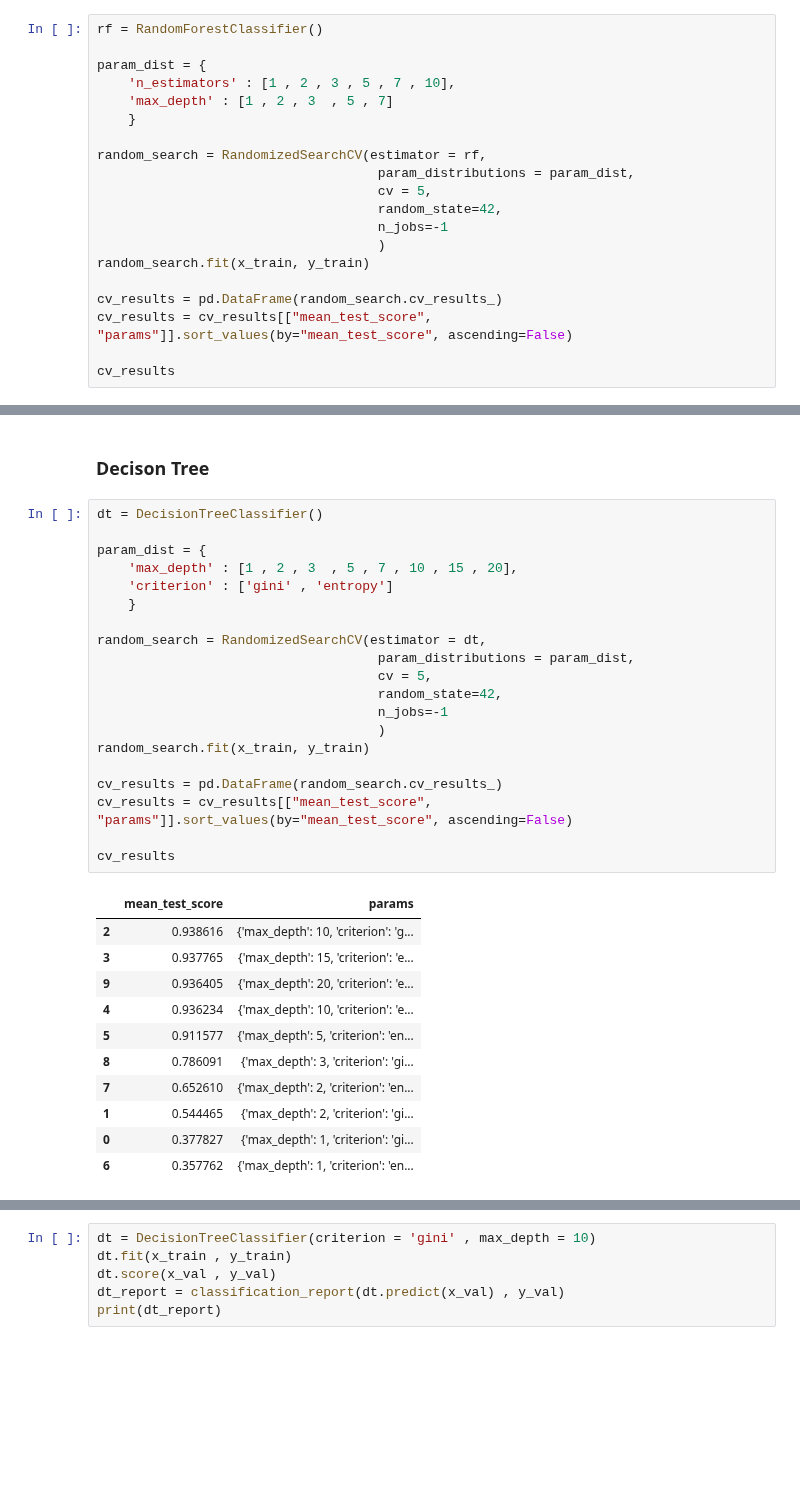
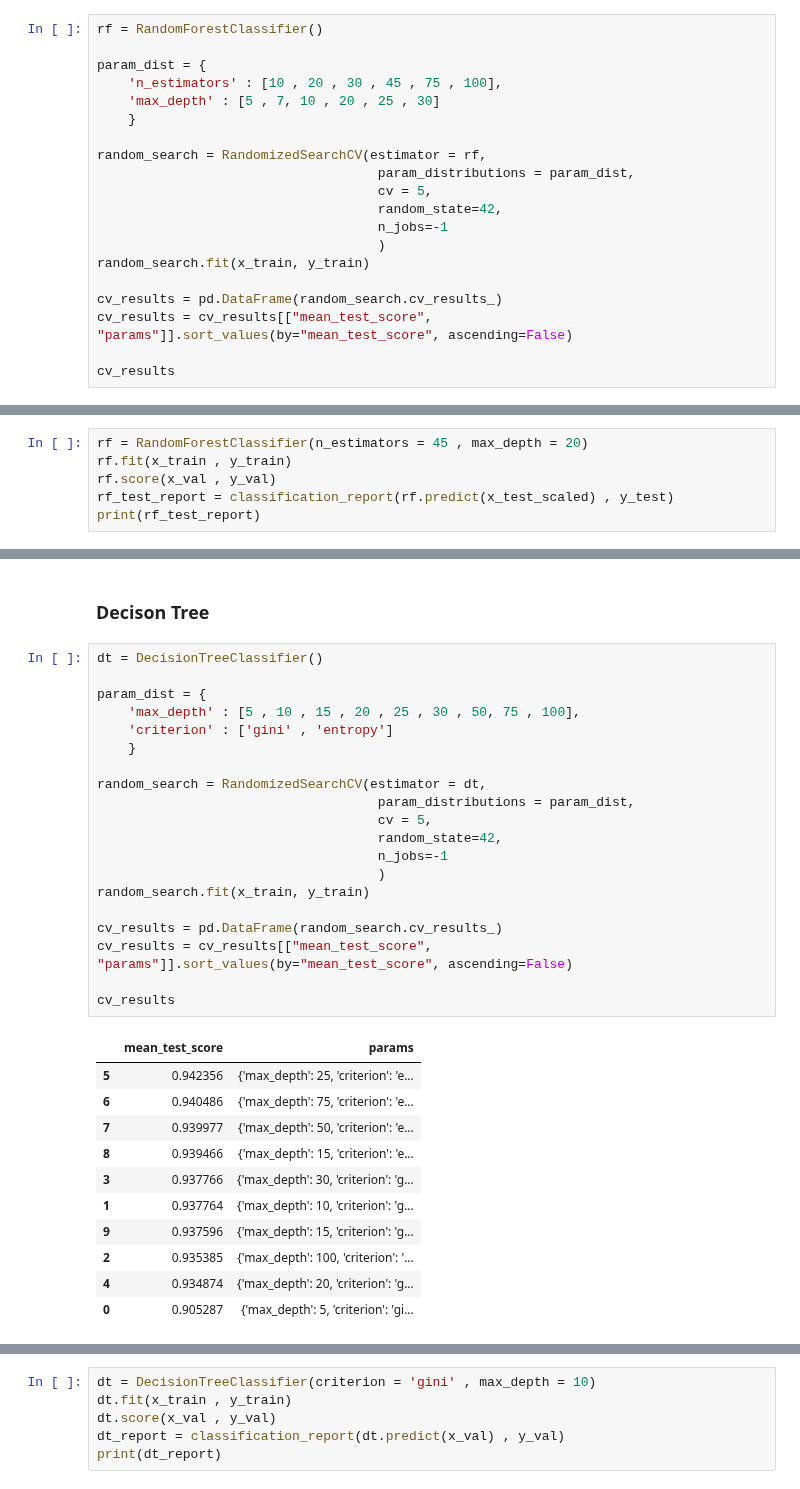
Before and after one commit to 99pranit/Human_Activity_Recognition, a Jupyter notebook: notebook/human_activity.ipynb, the cells around one changed output, grey strips where cells are left out. Saved outputs shown, nothing was run; the diff lists cells and outputs as text; blank space fills up the shorter version.

```diff
--- a/notebook/human_activity.ipynb
+++ b/notebook/human_activity.ipynb
@@ -48,8 +49,8 @@ y_test_encoded = label_encoder.transform(y_test)
 rf = RandomForestClassifier()
 
 param_dist = {
-    'n_estimators' : [1 , 2 , 3 , 5 , 7 , 10],
-    'max_depth' : [1 , 2 , 3  , 5 , 7]
+    'n_estimators' : [10 , 20 , 30 , 45 , 75 , 100],
+    'max_depth' : [5 , 7, 10 , 20 , 25 , 30]
     }
 
 random_search = RandomizedSearchCV(estimator = rf,
@@ -78,0 +80,6 @@ cv_results
+# %%
+rf = RandomForestClassifier(n_estimators = 45 , max_depth = 20)
+rf.fit(x_train , y_train)
+rf.score(x_val , y_val)
+rf_test_report = classification_report(rf.predict(x_test_scaled) , y_test)
+print(rf_test_report)
@@ -138,32 +165,32 @@ print(os.path.getsize(os.getcwd().replace('/notebook' , '') + "/model/rf_model.p
 # %%
 dt = DecisionTreeClassifier()
 
 param_dist = {
-    'max_depth' : [1 , 2 , 3  , 5 , 7 , 10 , 15 , 20],
+    'max_depth' : [5 , 10 , 15 , 20 , 25 , 30 , 50, 75 , 100],
     'criterion' : ['gini' , 'entropy']
     }
 
 random_search = RandomizedSearchCV(estimator = dt,
                                     param_distributions = param_dist,
                                     cv = 5,
                                     random_state=42,
                                     n_jobs=-1
                                     )
 random_search.fit(x_train, y_train)
 
 cv_results = pd.DataFrame(random_search.cv_results_)
 cv_results = cv_results[["mean_test_score", "params"]].sort_values(by="mean_test_score", ascending=False)
 
 cv_results
 # %% [output]
 |  | mean_test_score | params |
-| 2 | 0.938616 | {'max_depth': 10, 'criterion': 'g... |
-| 3 | 0.937765 | {'max_depth': 15, 'criterion': 'e... |
-| 9 | 0.936405 | {'max_depth': 20, 'criterion': 'e... |
-| 4 | 0.936234 | {'max_depth': 10, 'criterion': 'e... |
-| 5 | 0.911577 | {'max_depth': 5, 'criterion': 'en... |
-| 8 | 0.786091 | {'max_depth': 3, 'criterion': 'gi... |
-| 7 | 0.652610 | {'max_depth': 2, 'criterion': 'en... |
-| 1 | 0.544465 | {'max_depth': 2, 'criterion': 'gi... |
-| 0 | 0.377827 | {'max_depth': 1, 'criterion': 'gi... |
-| 6 | 0.357762 | {'max_depth': 1, 'criterion': 'en... |
+| 5 | 0.942356 | {'max_depth': 25, 'criterion': 'e... |
+| 6 | 0.940486 | {'max_depth': 75, 'criterion': 'e... |
+| 7 | 0.939977 | {'max_depth': 50, 'criterion': 'e... |
+| 8 | 0.939466 | {'max_depth': 15, 'criterion': 'e... |
+| 3 | 0.937766 | {'max_depth': 30, 'criterion': 'g... |
+| 1 | 0.937764 | {'max_depth': 10, 'criterion': 'g... |
+| 9 | 0.937596 | {'max_depth': 15, 'criterion': 'g... |
+| 2 | 0.935385 | {'max_depth': 100, 'criterion': '... |
+| 4 | 0.934874 | {'max_depth': 20, 'criterion': 'g... |
+| 0 | 0.905287 | {'max_depth': 5, 'criterion': 'gi... |
```
Also changed, not shown: parts of 14 cells of this notebook, 4 other files.
